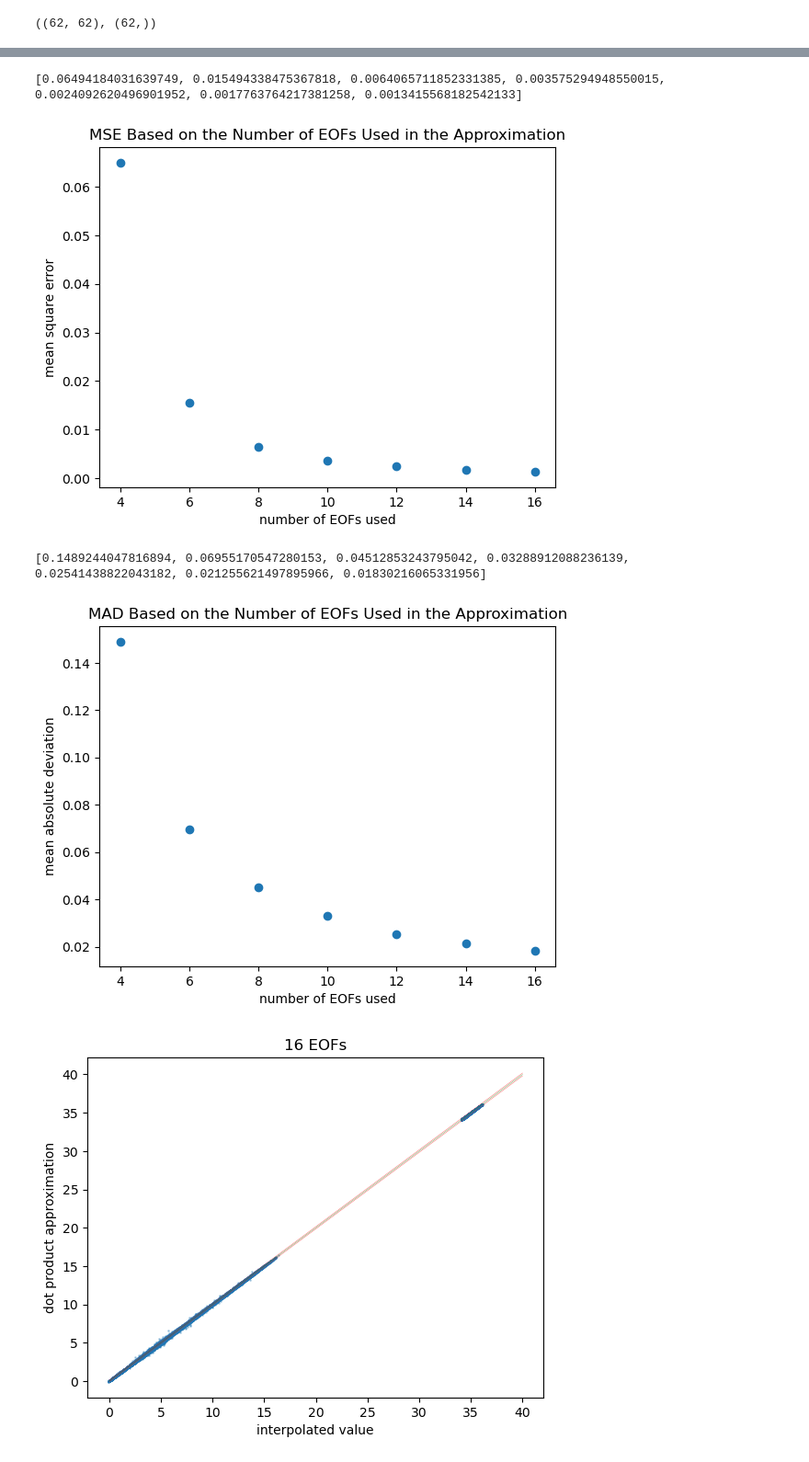
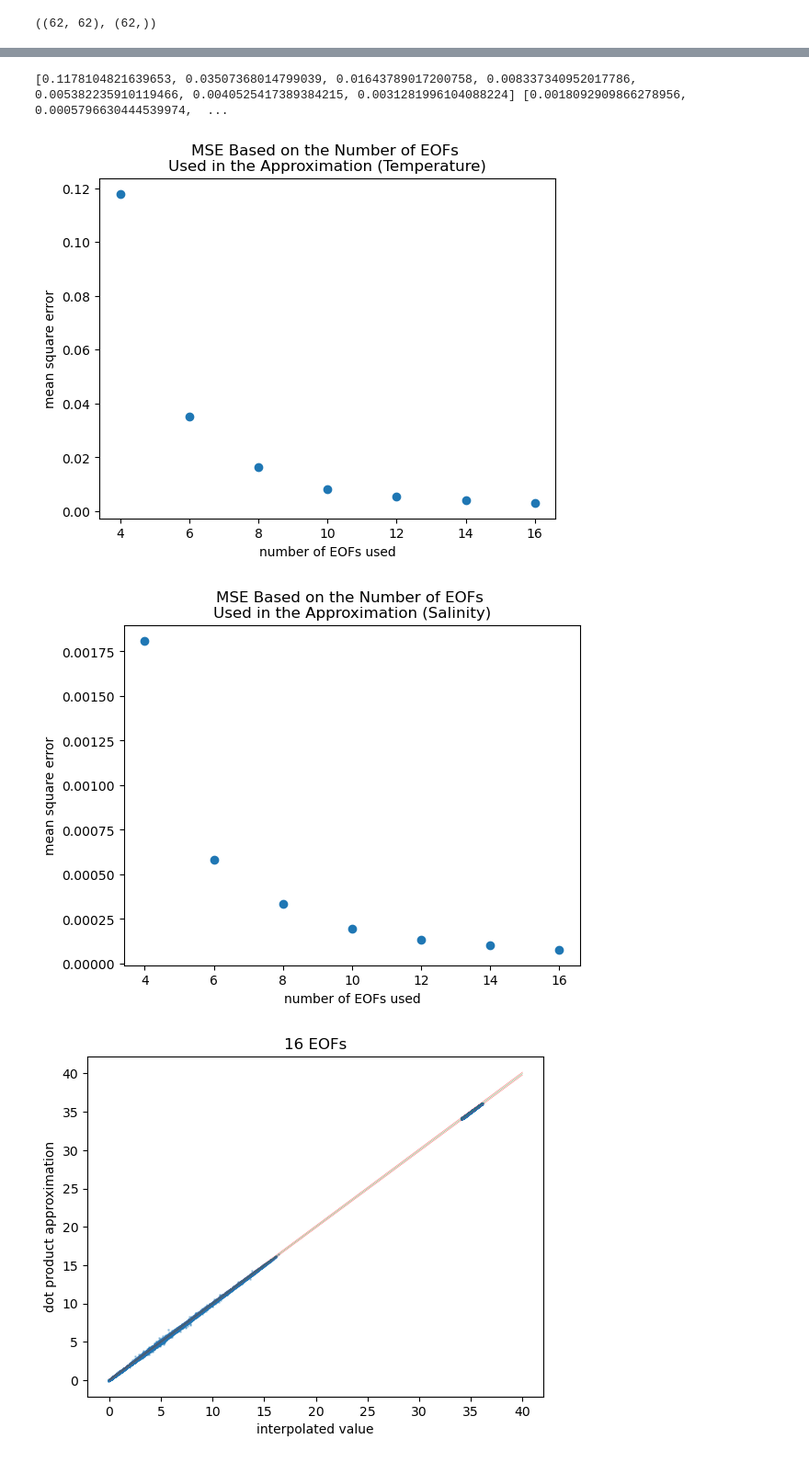
Before and after one commit to kalkulator413/argo_nn, a Jupyter notebook: eofs/test.ipynb, the cells around one changed output, grey strips where cells are left out. Shown at 92% size. Saved outputs shown, nothing was run; the diff lists cells and outputs as text; code cells hidden in the pictures.

Commit message:
update some plots

```diff
--- a/eofs/test.ipynb
+++ b/eofs/test.ipynb
@@ -62,13 +62,17 @@ ut.shape, means.shape
 xplot = np.array([])
 yplots = np.array([])
 
+t_approx = np.array([])
+s_approx = np.array([])
+t_interp = np.array([])
+s_interp = np.array([])
 # gather data for accuracy plots
 
 for num in range(4, 17, 2):
 
     for filename in os.listdir(argo_folder)[:1]:
         subfolder = os.path.join(argo_folder, filename)
-        # print('Currently traversing', filename)
+        print('Currently traversing', filename)
 
         for f in os.listdir(subfolder)[:10]:
             # print('Looking at float', f)
@@ -85,8 +89,14 @@ for num in range(4, 17, 2):
                 if approx is None:
                     continue
 
-                if num == 4:
-                    xplot = np.append(xplot, np.append(t, s))
-                yplots = np.append(yplots, approx)
+                if num == 8:
+                #     xplot = np.append(xplot, np.append(t, s))
+                    t_interp = np.append(t_interp, t)
+                    s_interp = np.append(s_interp, s)
+                # yplots = np.append(yplots, approx)
+                t_approx = np.append(t_approx, approx[:31])
+                s_approx = np.append(s_approx, approx[31:])
 
-yplots = np.reshape(yplots, (7, -1))
+# yplots = np.reshape(yplots, (7, -1))
+t_approx = np.reshape(t_approx, (7, -1))
+s_approx = np.reshape(s_approx, (7, -1))
@@ -105,26 +130,32 @@ for num in [0, 2, 5, 6]:
 # %%
-MSEs = [np.mean((y-xplot)**2) for y in yplots]
-print(MSEs)
+t_MSEs = [np.mean((y-t_interp)**2) for y in t_approx]
+s_MSEs = [np.mean((y-s_interp)**2) for y in s_approx]
+print(t_MSEs, s_MSEs)
 
-plt.scatter(np.arange(4, 17, 2), MSEs)
+plt.scatter(np.arange(4, 17, 2), t_MSEs)
 plt.xlabel('number of EOFs used')
 plt.ylabel('mean square error')
-plt.title('MSE Based on the Number of EOFs Used in the Approximation')
+plt.title('MSE Based on the Number of EOFs \nUsed in the Approximation (Temperature)')
 plt.show()
 
-MAEs = [np.mean(np.abs(y-xplot)) for y in yplots]
-print(MAEs)
+plt.scatter(np.arange(4, 17, 2), s_MSEs)
+plt.xlabel('number of EOFs used')
+plt.ylabel('mean square error')
+plt.title('MSE Based on the Number of EOFs \nUsed in the Approximation (Salinity)')
+plt.show()
 
-plt.scatter(np.arange(4, 17, 2), MAEs)
-plt.xlabel('number of EOFs used')
-plt.ylabel('mean absolute deviation')
-plt.title('MAD Based on the Number of EOFs Used in the Approximation')
-plt.show()
+# MAEs = [np.mean(np.abs(y-xplot)) for y in yplots]
+# print(MAEs)
+
+# plt.scatter(np.arange(4, 17, 2), MAEs)
+# plt.xlabel('number of EOFs used')
+# plt.ylabel('mean absolute deviation')
+# plt.title('MAD Based on the Number of EOFs Used in the Approximation')
+# plt.show()
 # %% [output]
-[0.06494184031639749, 0.015494338475367818, 0.0064065711852331385, 0.003575294948550015, 0.0024092620496901952, 0.0017763764217381258, 0.0013415568182542133]
+[0.1178104821639653, 0.03507368014799039, 0.01643789017200758, 0.008337340952017786, 0.005382235910119466, 0.0040525417389384215, 0.0031281996104088224] [0.0018092909866278956, 0.0005796630444539974,  ...
-[figure, old version]
+[figure, new version]
-[0.1489244047816894, 0.06955170547280153, 0.04512853243795042, 0.03288912088236139, 0.02541438822043182, 0.021255621497895966, 0.01830216065331956]
-[figure, old version]
+[figure, new version]
 # %%
 def catch_outlier(x, y, std):
     return y > x + 5*std or y < x - 5*std
```
Also changed, not shown: parts of 3 cells of this notebook, 1 other file.
